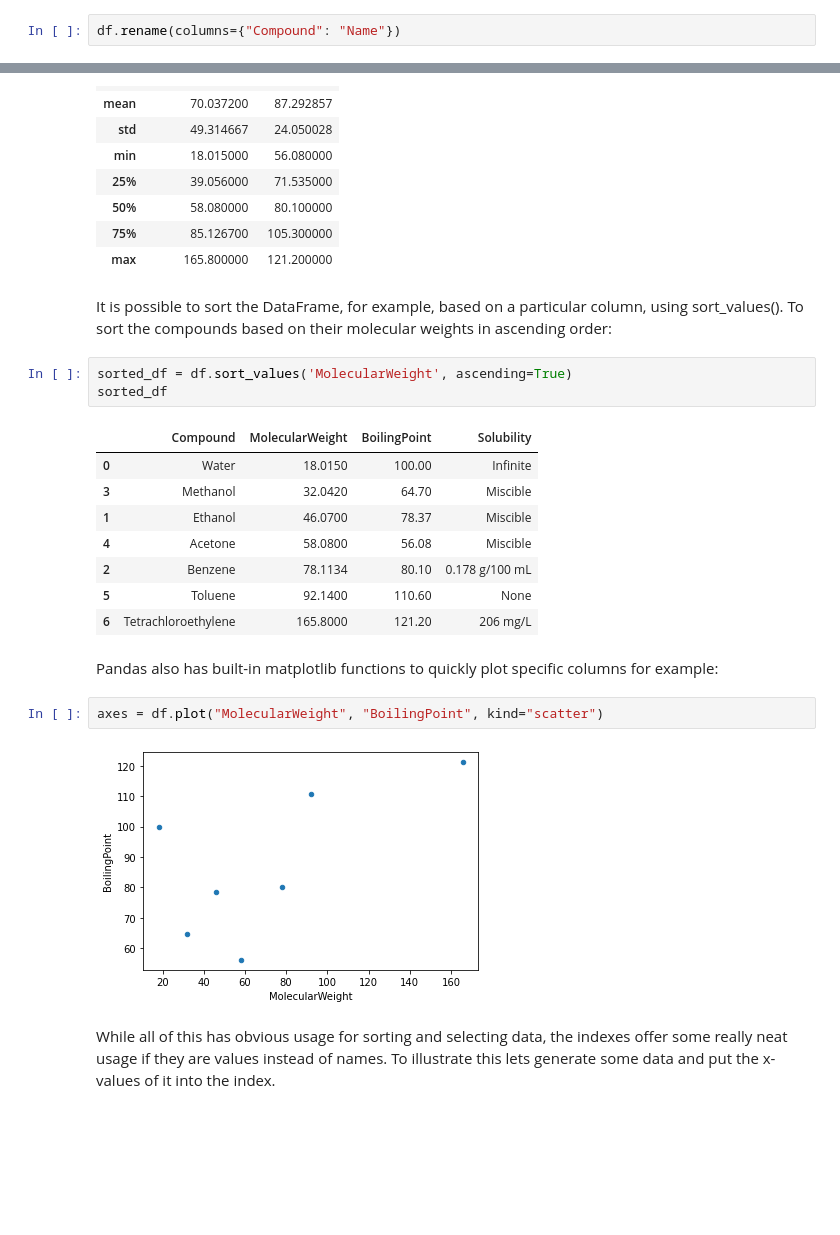
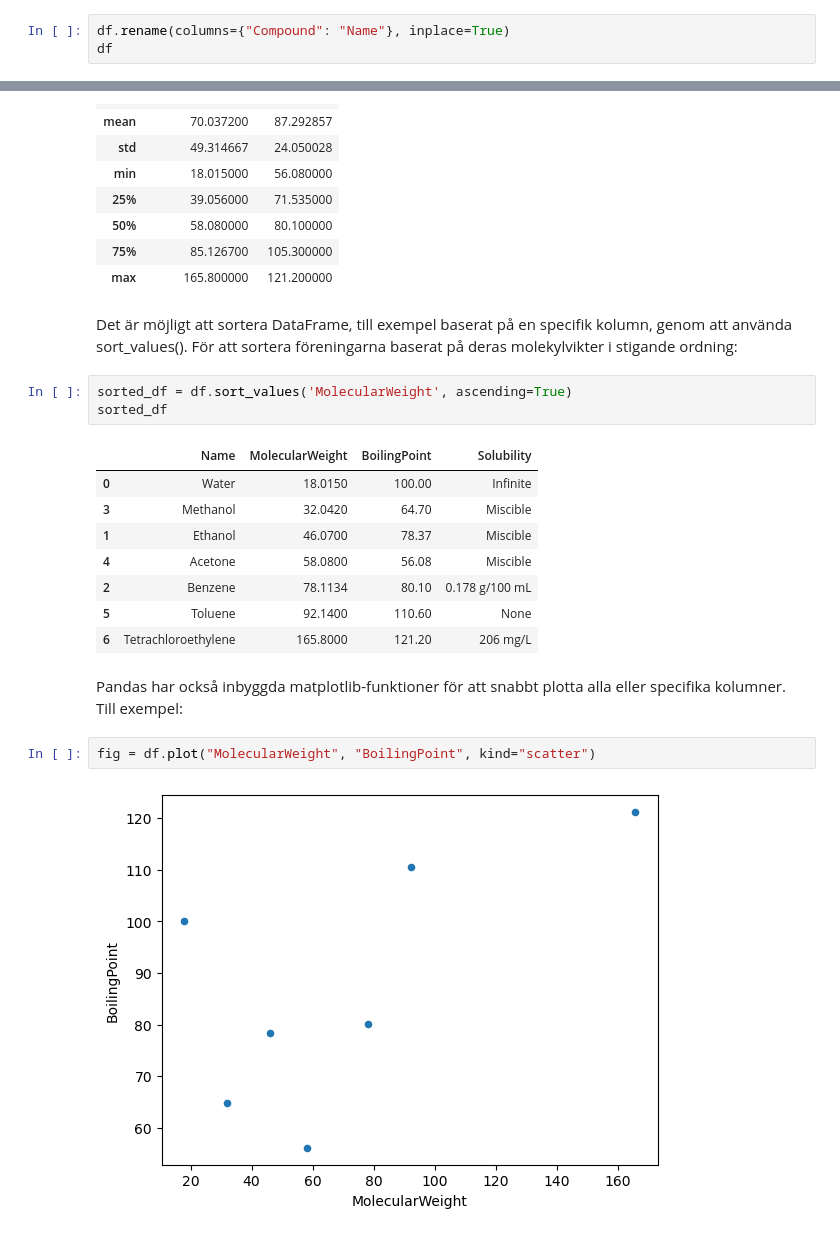
Before and after one commit to luchem/python_for_chemists, a Jupyter notebook: lectures/Lecture6.ipynb, the cells around one changed output, grey strips where cells are left out. Saved outputs shown, nothing was run; the diff lists cells and outputs as text; blank space fills up the shorter version.

Commit message:
Pandas lecture

```diff
--- a/lectures/Lecture6.ipynb
+++ b/lectures/Lecture6.ipynb
@@ -182,5 +377,6 @@ Det finns många sätt att ändra en befintlig DataFrame efter att den har skapa
 # %%
-df.rename(columns={"Compound": "Name"})
+df.rename(columns={"Compound": "Name"}, inplace=True)
+df
 # %% [output]
 |  | Name | MolecularWeight | BoilingPoint | Solubility |
 | 0 | Water | 18.0150 | 100.00 | Infinite |
@@ -254,13 +436,13 @@ df.describe()
 | 50% | 58.080000 | 80.100000 |
 | 75% | 85.126700 | 105.300000 |
 | max | 165.800000 | 121.200000 |
-# %% [markdown]
-It is possible to sort the DataFrame, for example, based on a particular column, using sort_values(). To sort the compounds based on their molecular weights in ascending order:
+# %% [markdown]
+Det är möjligt att sortera DataFrame, till exempel baserat på en specifik kolumn, genom att använda sort_values(). För att sortera föreningarna baserat på deras molekylvikter i stigande ordning:
 # %%
 sorted_df = df.sort_values('MolecularWeight', ascending=True)
 sorted_df
 # %% [output]
-|  | Compound | MolecularWeight | BoilingPoint | Solubility |
+|  | Name | MolecularWeight | BoilingPoint | Solubility |
 | 0 | Water | 18.0150 | 100.00 | Infinite |
 | 3 | Methanol | 32.0420 | 64.70 | Miscible |
 | 1 | Ethanol | 46.0700 | 78.37 | Miscible |
@@ -268,11 +450,9 @@ sorted_df
 | 2 | Benzene | 78.1134 | 80.10 | 0.178 g/100 mL |
 | 5 | Toluene | 92.1400 | 110.60 | None |
 | 6 | Tetrachloroethylene | 165.8000 | 121.20 | 206 mg/L |
-# %% [markdown]
-Pandas also has built-in matplotlib functions to quickly plot specific columns for example:
+# %% [markdown]
+Pandas har också inbyggda matplotlib-funktioner för att snabbt plotta alla eller specifika kolumner. Till exempel:
 # %%
-axes = df.plot("MolecularWeight", "BoilingPoint", kind="scatter")
+fig = df.plot("MolecularWeight", "BoilingPoint", kind="scatter")
 # %% [output]
-[figure, old version]
+[figure, new version]
-# %% [markdown]
-While all of this has obvious usage for sorting and selecting data, the indexes offer some really neat usage if they are values instead of names. To illustrate this lets generate some data and put the x-values of it into the index.
```
Also changed, not shown: parts of 77 cells of this notebook, 3 other files.
